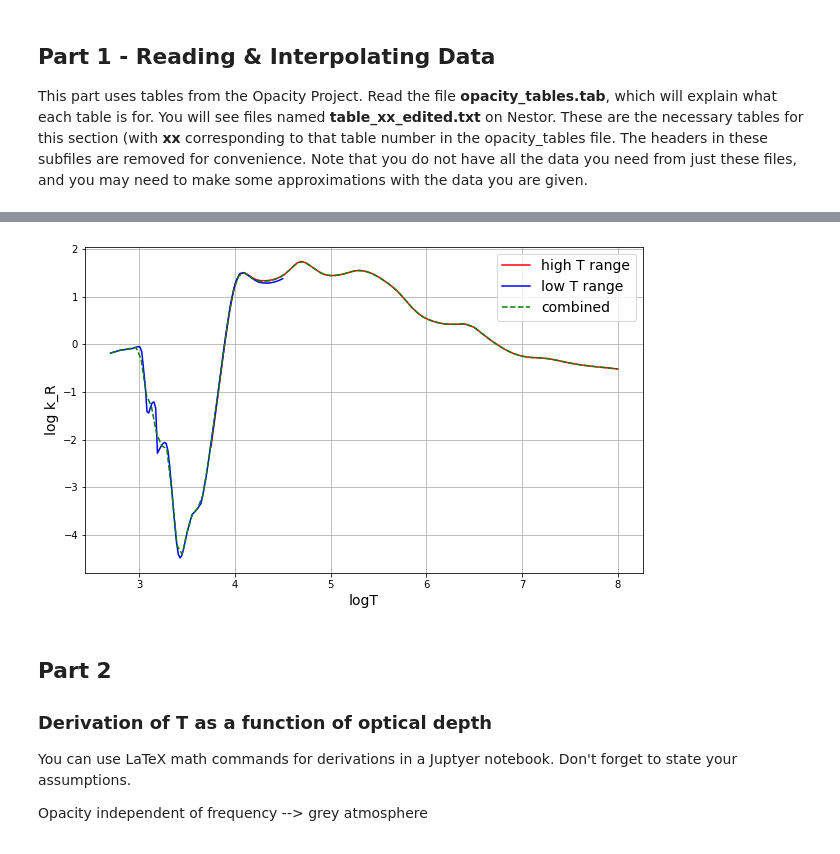
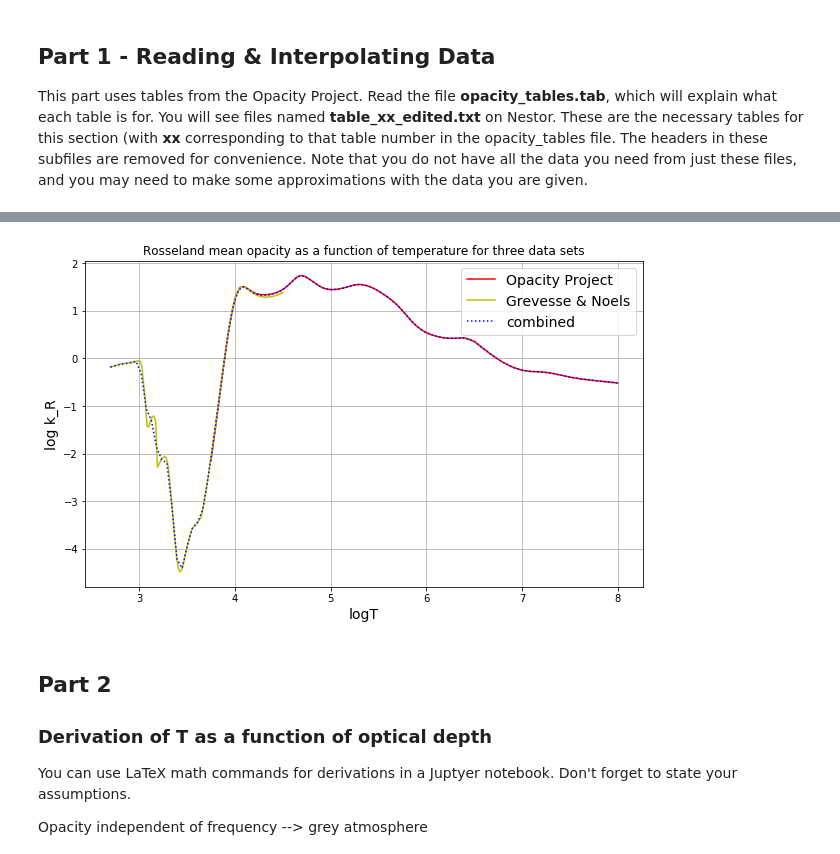
Before and after one commit to dziouba/PoS, a Jupyter notebook: PoS_Computer_Model.ipynb, the cells around one changed output, grey strips where cells are left out. Saved outputs shown, nothing was run; the diff lists cells and outputs as text; code cells hidden in the pictures.

```diff
--- a/PoS_Computer_Model.ipynb
+++ b/PoS_Computer_Model.ipynb
@@ -169,28 +166,24 @@ f_opacity = interp2d(logR_OP, logT_comb, opacity_new)
 # %%
-# Plot of log T vs log kappa for new table only(sanity check)
-# log is log10
+# Plot of log T vs log kappa
 
+logR_plot = -3
+logT_plot_GN = np.linspace(np.min(logT_GN), np.max(logT_GN), 100)
+opacity_plot_002_GN = f_702_GN(logR_plot, logT_plot_GN)
 
-logT_plot_GN = np.linspace(np.min(logT_GN), np.max(logT_GN), 100)
-logR_plot = -3
-opacity_plot_002_GN = f_002_GN(logR_plot, logT_plot_GN)
-
-
-logT_plot_new = np.linspace(np.min(logT_comb), np.max(logT_comb), 100)
+logT_plot_new = np.linspace(np.min(logT_new), np.max(logT_new), 100)
 opacity_plot_new = f_opacity(logR_plot, logT_plot_new)
 
 fig = figure(figsize=(10,6))
 fr = fig.add_subplot(1,1,1)
 fr.set_xlabel('logT', fontsize="14")
 fr.set_ylabel('log k_R', fontsize="14")
 fr.grid(True)
-fr.plot(logT_plot, opacity_plot_002,"r-", label = "high T range")
-fr.plot(logT_plot_GN, opacity_plot_002_GN,"b-", label = "low T range")
-fr.plot(logT_plot_new, opacity_plot_new, "g--", label = "combined")
+fr.plot(logT_plot, opacity_plot_002,"r-", label = "Opacity Project")
+fr.plot(logT_plot_GN, opacity_plot_002_GN,"y-", label = "Grevesse & Noels")
+fr.plot(logT_plot_new, opacity_plot_new, "b:", label = "combined")
 fr.legend(fontsize="14")
+fr.set_title("Rosseland mean opacity as a function of temperature for three data sets")
 #ylim(bottom=-1)
 show()
-
-# Plot of unsmoothed log T vs log kappa for both data sets (sanity check)
 # %% [output]
-[figure, old version]
+[figure, new version]
```
Also changed, not shown: parts of 13 cells of this notebook.
